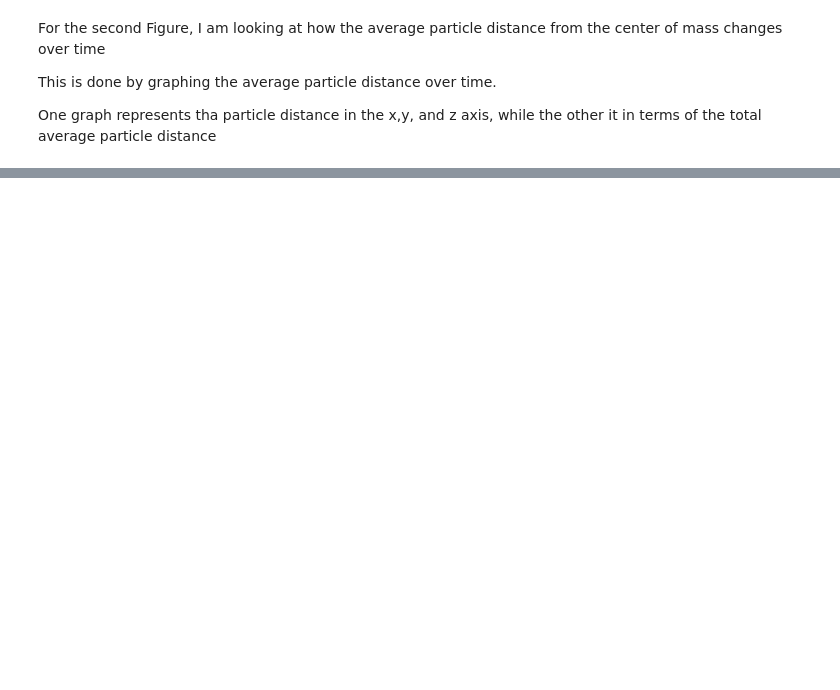
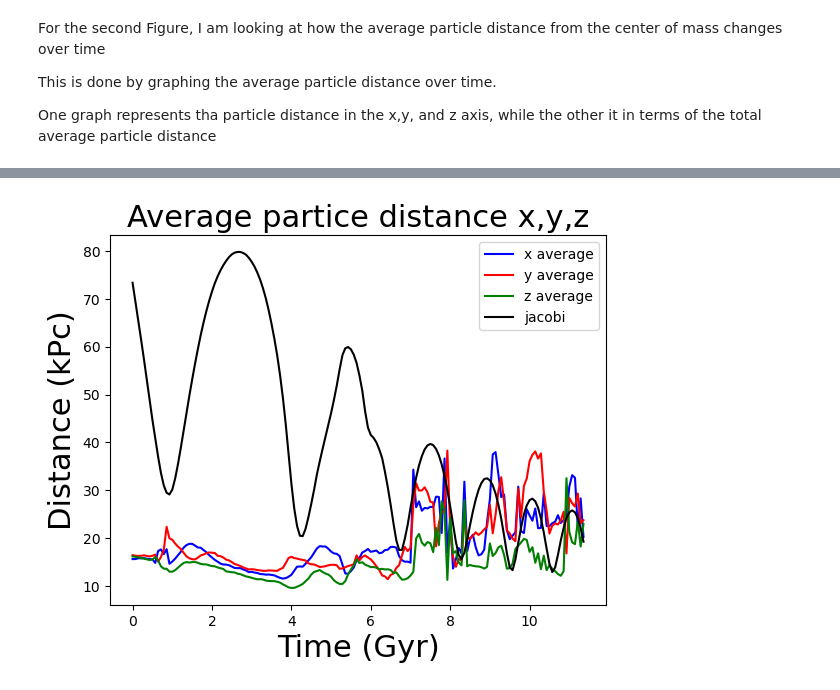
Before and after one commit to c-webs/ASTR_400b, a Jupyter notebook: Research Assignments/Research Assignment 7/Research_Assignment_7.ipynb, the cells around one changed output, grey strips where cells are left out. Cells and saved outputs as stored; diff of their text form; code cells hidden in the pictures; blank space fills up the shorter version.

```diff
--- a/Research Assignments/Research Assignment 7/Research_Assignment_7.ipynb
+++ b/Research Assignments/Research Assignment 7/Research_Assignment_7.ipynb
@@ -381,2 +387,2 @@ radius_avg = avg_radius('M33',snaps2,1)
 # %%
-x_avg,y_avg,z_avg = avg_direction('M33',snaps2,1)
+x_avg,y_avg,z_avg = avg_direction('M33',snaps2,1,12)
@@ -405 +399,16 @@ plt.plot(time,radius_avg)
+# %%
+time = snaps2*14.2857/1000 # creates a time array that allows us to graph the average distance against time instead of snap number
+
+plt.plot(time,x_avg, color = "blue", label = 'x average')
+plt.plot(time,y_avg, color = "red", label = 'y average')
+plt.plot(time,z_avg, color = "green", label = 'z average')
+plt.plot(time, jacobi_data,color = 'black',label = 'jacobi')
+
+plt.title('Average partice distance x,y,z', fontsize = 22)
+plt.xlabel('Time (Gyr)', fontsize=22)
+plt.ylabel('Distance (kPc)', fontsize=22)
+plt.legend()
+plt.show()
+# %% [output]
+[figure, added]
 # %% [markdown]
```
Also changed, not shown: parts of 20 cells of this notebook, 5 other files.
